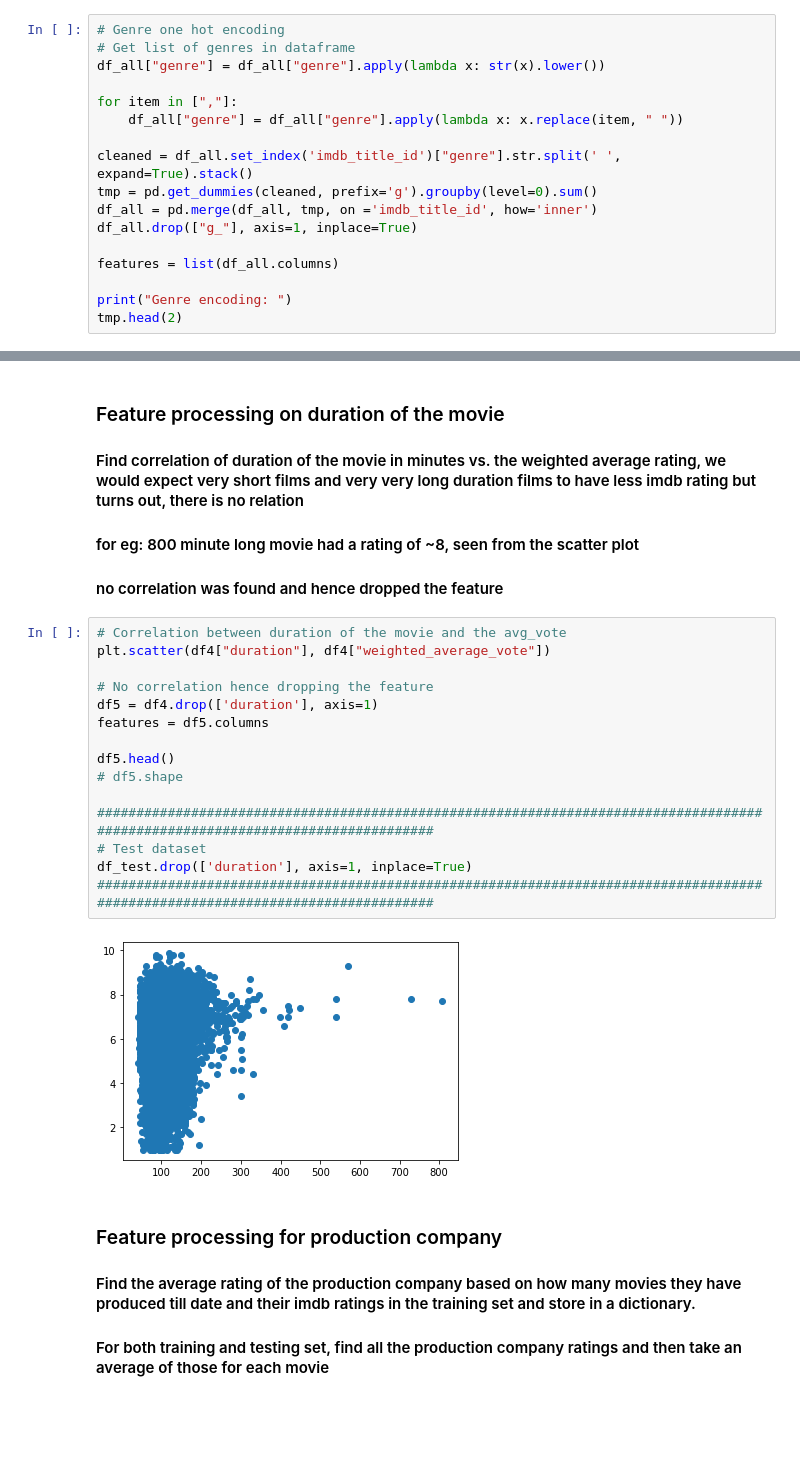
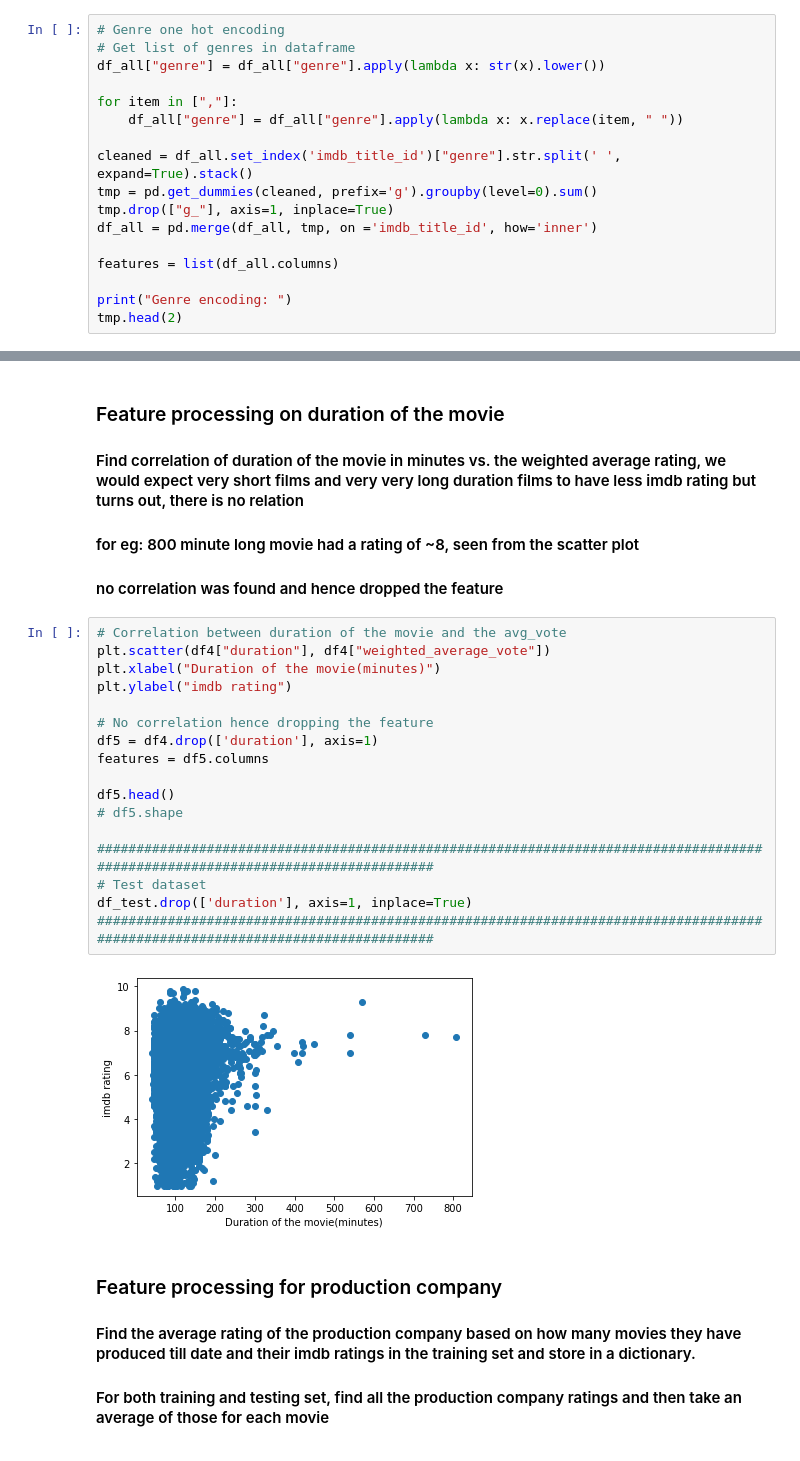
Before and after one commit to ShrutiGadewar/imdb_prediction, a Jupyter notebook: prediction.ipynb, the cells around one changed output, grey strips where cells are left out. Cells and saved outputs as stored; diff of their text form; blank space fills up the shorter version.

```diff
--- a/prediction.ipynb
+++ b/prediction.ipynb
@@ -152,8 +153,8 @@ for item in [","]:
 
 cleaned = df_all.set_index('imdb_title_id')["genre"].str.split(' ', expand=True).stack()
 tmp = pd.get_dummies(cleaned, prefix='g').groupby(level=0).sum()
+tmp.drop(["g_"], axis=1, inplace=True)
 df_all = pd.merge(df_all, tmp, on ='imdb_title_id', how='inner')
-df_all.drop(["g_"], axis=1, inplace=True)
 
 features = list(df_all.columns)
 
@@ -609,20 +610,22 @@ df_test.drop(["country"], axis=1, inplace=True)
 # %%
 # Correlation between duration of the movie and the avg_vote
 plt.scatter(df4["duration"], df4["weighted_average_vote"])
+plt.xlabel("Duration of the movie(minutes)")
+plt.ylabel("imdb rating")
 
 # No correlation hence dropping the feature
 df5 = df4.drop(['duration'], axis=1)
 features = df5.columns
 
 df5.head()
 # df5.shape
 
 ################################################################################################################################
 # Test dataset
 df_test.drop(['duration'], axis=1, inplace=True)
 ################################################################################################################################
 # %% [output]
-[figure, old version]
+[figure, new version]
 # %% [markdown]
 ### Feature processing for production company
 #### Find the average rating of the production company based on how many movies they have produced till date and their imdb ratings in the training set and store in a dictionary.
```
Also changed, not shown: parts of 14 cells of this notebook, 2 other files.
